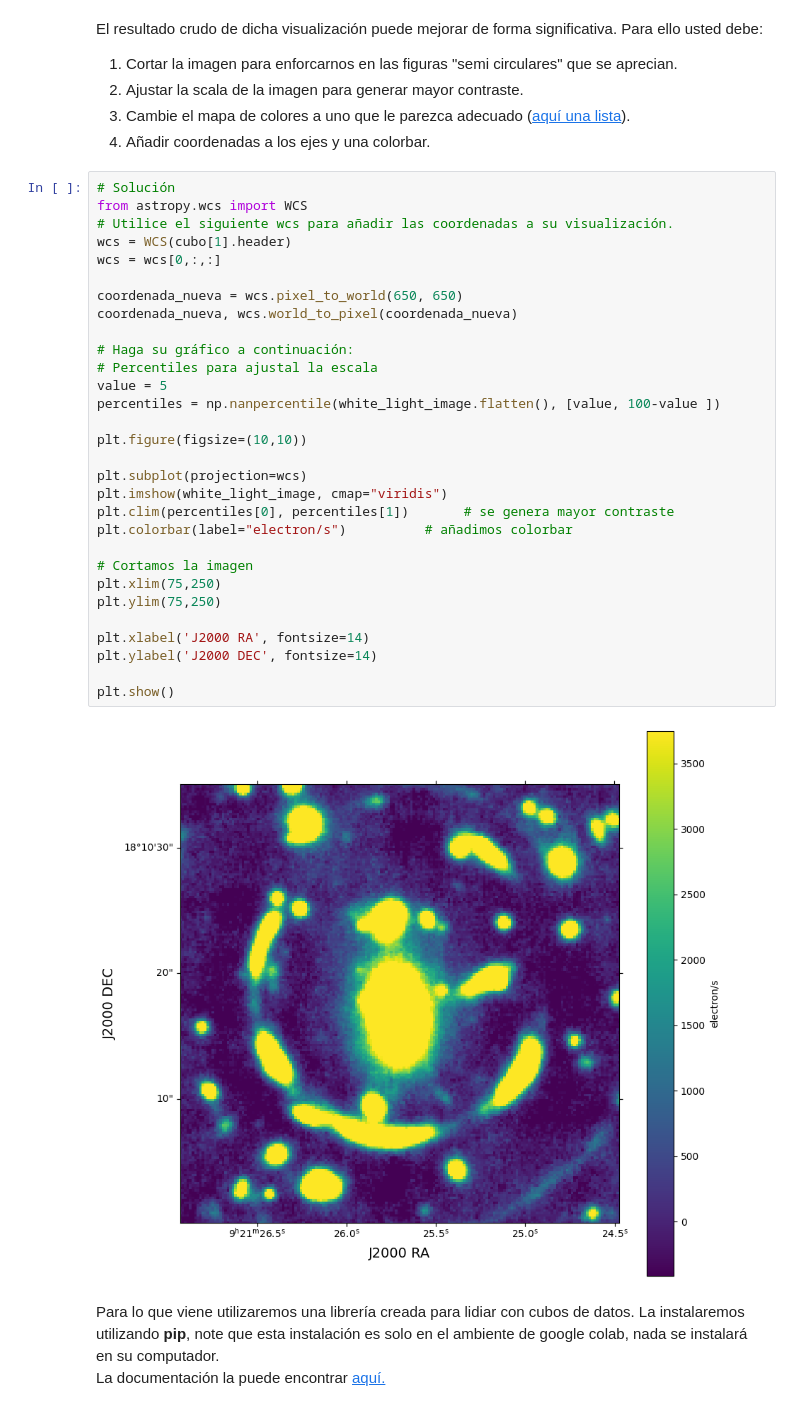
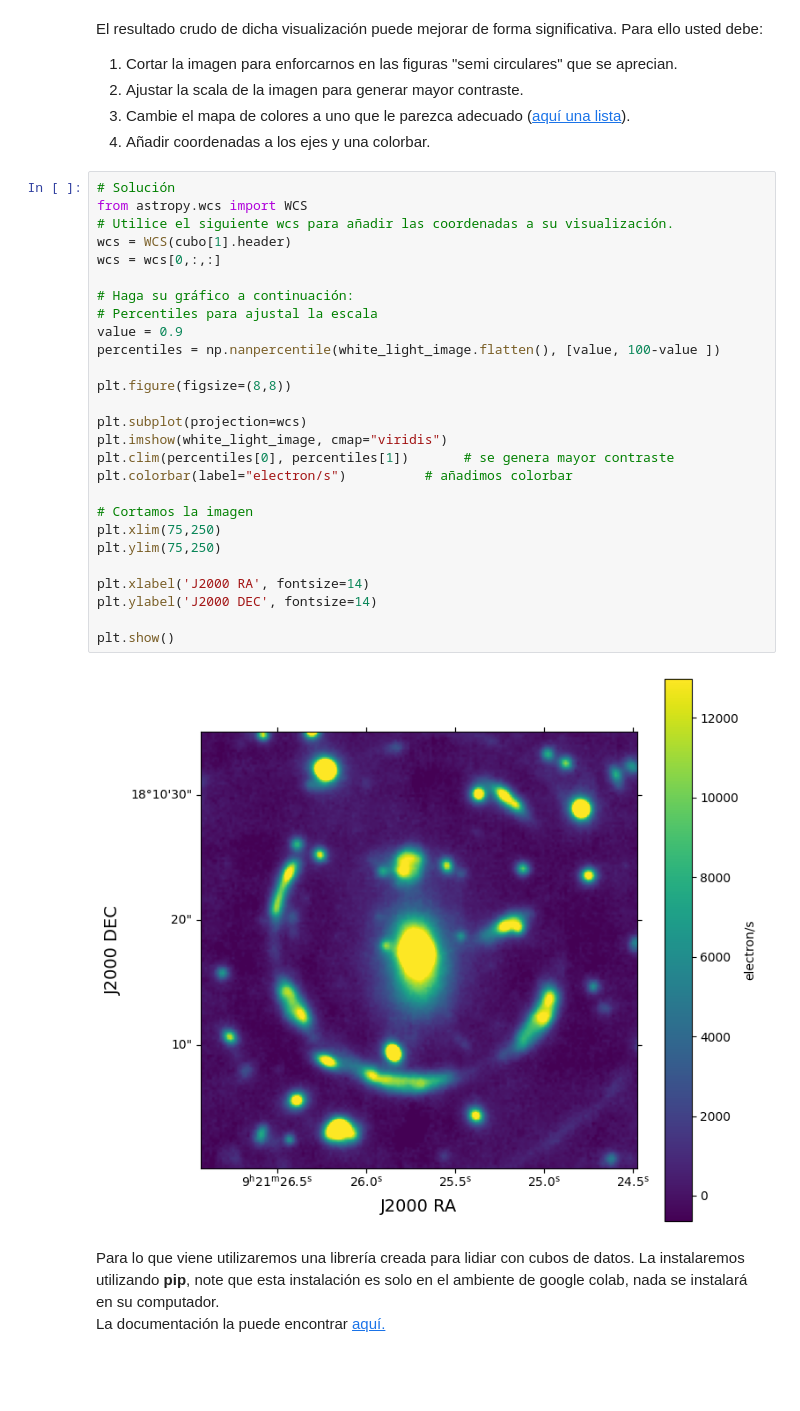
Before and after one commit to Vlxn761/Tarea-4, a Jupyter notebook: Tarea4.ipynb, the cells around one changed output. Cells and saved outputs as stored; diff of their text form; blank space fills up the shorter version.

```diff
--- a/Tarea4.ipynb
+++ b/Tarea4.ipynb
@@ -145,35 +145,32 @@ Para ello usted debe:
 # %%
 # Solución
 from astropy.wcs import WCS
 # Utilice el siguiente wcs para añadir las coordenadas a su visualización.
 wcs = WCS(cubo[1].header)
 wcs = wcs[0,:,:]
 
-coordenada_nueva = wcs.pixel_to_world(650, 650)
-coordenada_nueva, wcs.world_to_pixel(coordenada_nueva)
-
 # Haga su gráfico a continuación:
 # Percentiles para ajustal la escala
-value = 5
+value = 0.9
 percentiles = np.nanpercentile(white_light_image.flatten(), [value, 100-value ])
 
-plt.figure(figsize=(10,10))
+plt.figure(figsize=(8,8))
 
 plt.subplot(projection=wcs)
 plt.imshow(white_light_image, cmap="viridis")
 plt.clim(percentiles[0], percentiles[1])       # se genera mayor contraste
 plt.colorbar(label="electron/s")          # añadimos colorbar
 
 # Cortamos la imagen
 plt.xlim(75,250)
 plt.ylim(75,250)
 
 plt.xlabel('J2000 RA', fontsize=14)
 plt.ylabel('J2000 DEC', fontsize=14)
 
 plt.show()
 # %% [output]
-[figure, old version]
+[figure, new version]
 # %% [markdown]
 Para lo que viene utilizaremos una librería creada para lidiar con cubos de datos.
 La instalaremos utilizando **pip**, note que esta instalación es solo en el ambiente de google colab, nada se instalará en su computador.
```
Also changed, not shown: parts of 3 cells of this notebook.
